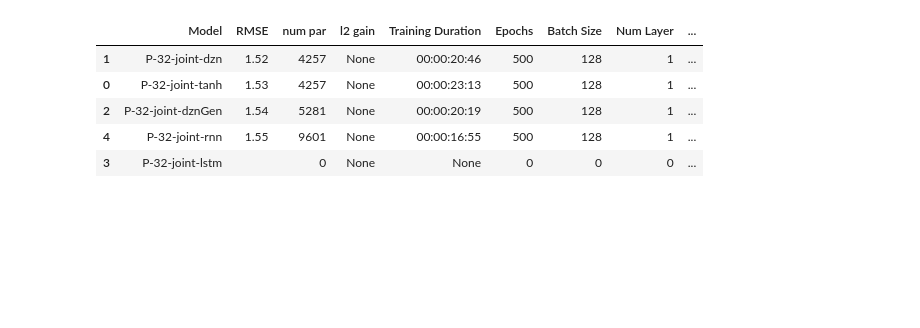
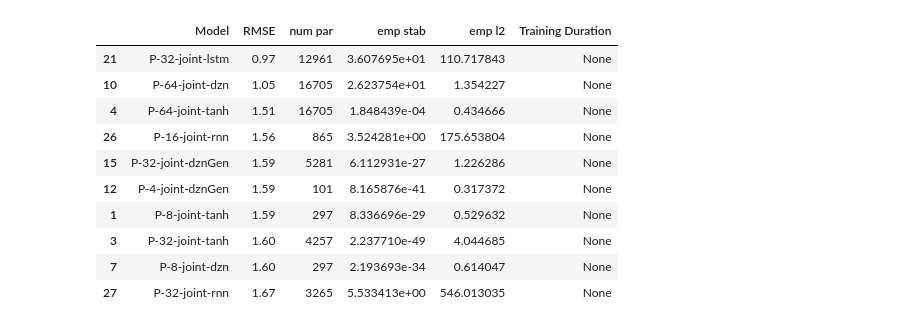
Before and after one commit to Dany-L/SecGen, a Jupyter notebook: scripts/result_folder.ipynb, the cells around one changed output. Drawn from its saved outputs; the diff is of its cells as text; code cells hidden in the pictures; blank space fills up the shorter version.

Commit message:
fix evaluation

```diff
--- a/scripts/result_folder.ipynb
+++ b/scripts/result_folder.ipynb
@@ -16,0 +34,7 @@ The autoreload extension is already loaded. To reload it, use:
+# %%
+import itertools
+experiment_folder_name = ['P-4-joint','P-8-joint','P-16-joint','P-32-joint','P-64-joint','P-128-joint']
+model_names = ['tanh','dzn', 'dznGen', 'lstm', 'rnn']
+
+for a,b, in itertools.product(experiment_folder_name,model_names):
+    print(a,b)
@@ -17,19 +59,22 @@ The autoreload extension is already loaded. To reload it, use:
 # %%
 import json
 import re
+import itertools
 
-result_folder ='/Users/jack/actuated_pendulum/2024_11_11-results'
+# result_folder ='/Users/jack/actuated_pendulum/2024_11_11-results'
+result_folder = '/Users/jack/cloud_privat/03_Promotion/_transfer'
 embedding_dir = os.path.join(result_folder, '_for_embedding')
 
-experiment_folder_name = 'P-32-joint'
+experiment_folder_names = ['P-4-joint','P-8-joint','P-16-joint','P-32-joint','P-64-joint','P-128-joint']
 model_names = ['tanh','dzn', 'dznGen', 'lstm', 'rnn']
-
 
 os.makedirs(embedding_dir, exist_ok=True)
 # Filter out the embedding directory from the list of subfolders
 
-def get_subfolders_from_experiment_model_name(folder_path: str, experiment_folder_name: str, model_names: List) -> List:
-    return [os.path.join(folder_path,f'{experiment_folder_name}-{model_name}') for model_name in model_names]
+
+
+def get_subfolders_from_experiment_model_name(folder_path: str, experiment_folder_names: str, model_names: List) -> List:
+    return [os.path.join(folder_path,f'{experiment_folder_name}-{model_name}') for model_name, experiment_folder_name in itertools.product(model_names,experiment_folder_names)]
 
 def get_subfolders(folder_path: str) -> List:
     return [f.path for f in os.scandir(folder_path) if f.is_dir()]
@@ -37,6 +82,15 @@ def get_subfolders(folder_path: str) -> List:
 # model_folders = get_subfolders(result_folder)
 # model_folders = [folder for folder in model_folders if ((folder != embedding_dir))]
 model_folders = get_subfolders_from_experiment_model_name(result_folder,experiment_folder_name, model_names)
+
+def read_evaluation(folder:str) -> Tuple[float, int, float, float]:
+    evaluation_file = os.path.join(folder, 'test-eval.json')
+    if os.path.isfile(evaluation_file):
+        with open(evaluation_file, 'r') as file:
+            evaluation_data = json.load(file)
+
+        return evaluation_data['metrics']['rmse'], evaluation_data['num_parameters'], evaluation_data['additional_tests']['stability_evaluation']['value'],evaluation_data['additional_tests']['stability_l2']['value']
+    return None, None, None, None
 
 def check_validation_log(folder: str) -> Tuple[float, int, float]:
     log_file = os.path.join(folder, 'validation.log')
@@ -60,12 +114,14 @@ def check_validation_log(folder: str) -> Tuple[float, int, float]:
 
 
 results = [check_validation_log(folder) for folder in model_folders]
+results = [read_evaluation(folder) for folder in model_folders]
 # Create a DataFrame from the results
 df_results = pd.DataFrame({
     'Model': [os.path.basename(folder) for folder in model_folders],
     'RMSE': [result[0] for result in results],
     r'num par': [result[1] for result in results],
-    'l2 gain': [result[2] for result in results]
+    'emp stab': [result[2] for result in results],
+    'emp l2': [result[3] for result in results]
 })
 
 def extract_stop_duration(folder: str) -> str:
@@ -78,50 +134,57 @@ def extract_stop_duration(folder: str) -> str:
                     return line.split('Stop duration:')[1].split('---')[0].strip()
     return None
 
 # Format the 'num par' as integers and round 'RMSE' to two decimal places
 df_results['num par'] = df_results['num par'].fillna(0).astype(int)
 df_results['RMSE'] = df_results['RMSE'].round(2)
 
 durations = [extract_stop_duration(folder) for folder in model_folders]
 df_results['Training Duration'] = durations
 
 def extract_config_info(folder: str) -> Tuple[int, int, int, str]:
     config_file_pattern = re.compile(r'config-experiment-\w+\.json')
+
     for file_name in os.listdir(folder):
         if config_file_pattern.match(file_name):
             config_file_path = os.path.join(folder, file_name)
-            with open(config_file_path, 'r') as file:
-                config_data = json.load(file)
-                epochs = int(config_data.get('epochs', None))
-                batch_size = int(config_data.get('batch_size', None))
-                num_layer = int(config_data.get('num_layer', None))
-                initial_hidden_state = config_data.get('initial_hidden_state', None)
-                return epochs, batch_size, num_layer, initial_hidden_state
+            if os.path.isfile(config_file_pattern):
+                with open(config_file_path, 'r') as file:
+                    config_data = json.load(file)
+                    epochs = int(config_data.get('epochs', None))
+                    batch_size = int(config_data.get('batch_size', None))
+                    num_layer = int(config_data.get('num_layer', None))
+                    initial_hidden_state = config_data.get('initial_hidden_state', None)
+                    return epochs, batch_size, num_layer, initial_hidden_state
     return None, None, None, None
 
-config_info = [extract_config_info(folder) for folder in model_folders]
-df_results['Epochs'], df_results['Batch Size'], df_results['Num Layer'], df_results['Initial Hidden State'] = zip(*config_info)
-for name in ['Epochs', 'Batch Size', 'Num Layer']:
-    df_results[name] = df_results[name].fillna(0).astype(int)
+# config_info = [extract_config_info(folder) for folder in model_folders]
+# df_results['Epochs'], df_results['Batch Size'], df_results['Num Layer'], df_results['Initial Hidden State'] = zip(*config_info)
+# for name in ['Epochs', 'Batch Size', 'Num Layer']:
+#     df_results[name] = df_results[name].fillna(0).astype(int)
 
 df_results = df_results.sort_values(by='RMSE', ascending=True)
 # Format the 'RMSE' column to show only two decimal places in the LaTeX table
 df_results['RMSE'] = df_results['RMSE'].map(lambda x: f'{x:.2f}' if pd.notnull(x) else '')
 
 # Generate LaTeX table
 latex_table = df_results.to_latex(index=False)
 latex_file_path = os.path.join(embedding_dir, 'results_table.tex')
 with open(latex_file_path, 'w') as file:
     file.write(latex_table)
 
 df_results.head(n=10)
 # %% [output]
-|  | Model | RMSE | num par | l2 gain | Training Duration | Epochs | Batch Size | Num Layer | ... |
-| 1 | P-32-joint-dzn | 1.52 | 4257 | None | 00:00:20:46 | 500 | 128 | 1 | ... |
-| 0 | P-32-joint-tanh | 1.53 | 4257 | None | 00:00:23:13 | 500 | 128 | 1 | ... |
-| 2 | P-32-joint-dznGen | 1.54 | 5281 | None | 00:00:20:19 | 500 | 128 | 1 | ... |
-| 4 | P-32-joint-rnn | 1.55 | 9601 | None | 00:00:16:55 | 500 | 128 | 1 | ... |
-| 3 | P-32-joint-lstm |  | 0 | None | None | 0 | 0 | 0 | ... |
+|  | Model | RMSE | num par | emp stab | emp l2 | Training Duration |
+| 21 | P-32-joint-lstm | 0.97 | 12961 | 3.607695e+01 | 110.717843 | None |
+| 10 | P-64-joint-dzn | 1.05 | 16705 | 2.623754e+01 | 1.354227 | None |
+| 4 | P-64-joint-tanh | 1.51 | 16705 | 1.848439e-04 | 0.434666 | None |
+| 26 | P-16-joint-rnn | 1.56 | 865 | 3.524281e+00 | 175.653804 | None |
+| 15 | P-32-joint-dznGen | 1.59 | 5281 | 6.112931e-27 | 1.226286 | None |
+| 12 | P-4-joint-dznGen | 1.59 | 101 | 8.165876e-41 | 0.317372 | None |
+| 1 | P-8-joint-tanh | 1.59 | 297 | 8.336696e-29 | 0.529632 | None |
+| 3 | P-32-joint-tanh | 1.60 | 4257 | 2.237710e-49 | 4.044685 | None |
+| 7 | P-8-joint-dzn | 1.60 | 297 | 2.193693e-34 | 0.614047 | None |
+| 27 | P-32-joint-rnn | 1.67 | 3265 | 5.533413e+00 | 546.013035 | None |
 # %%
 
 
```
Also changed, not shown: parts of 3 cells of this notebook, 4 other files.
